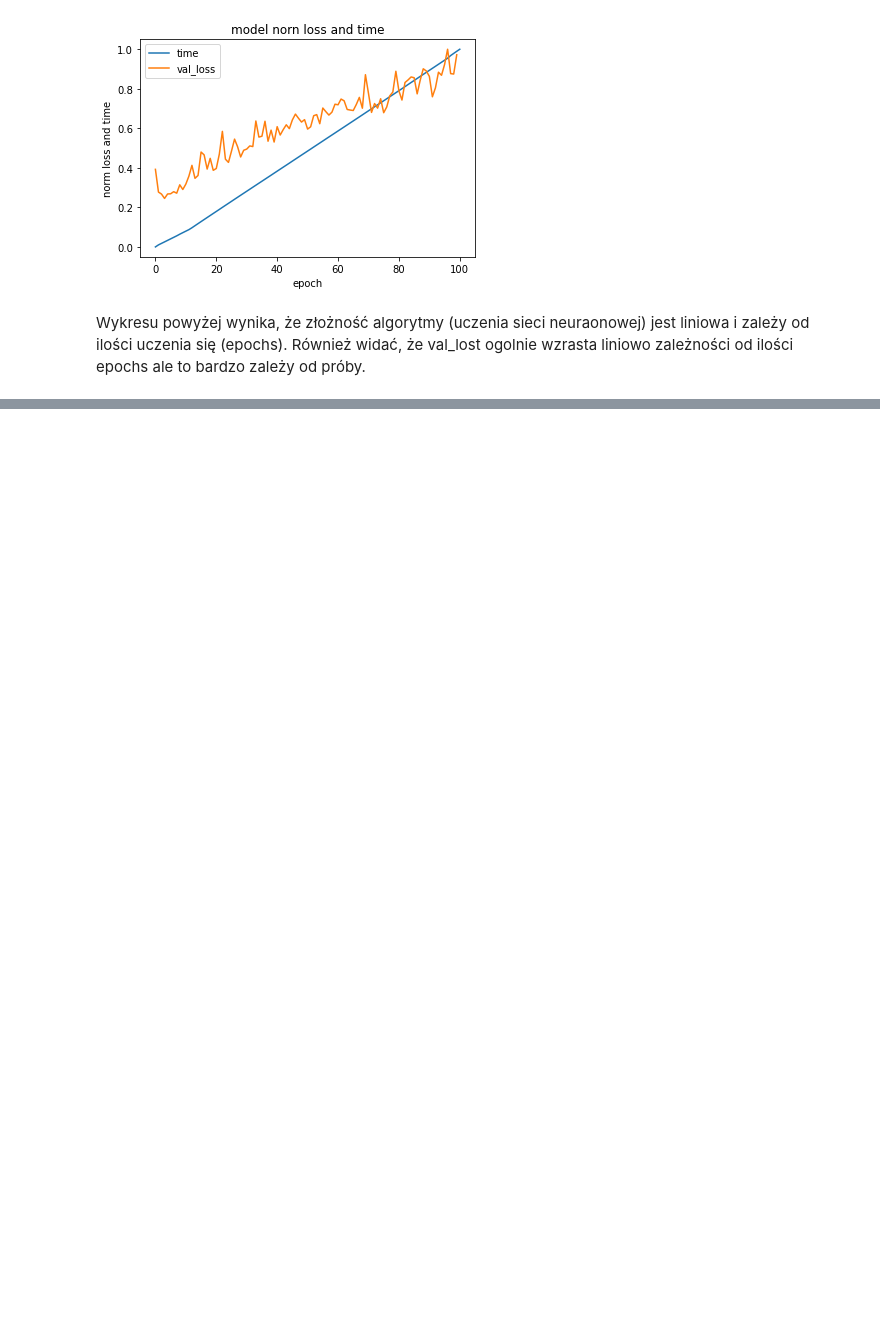
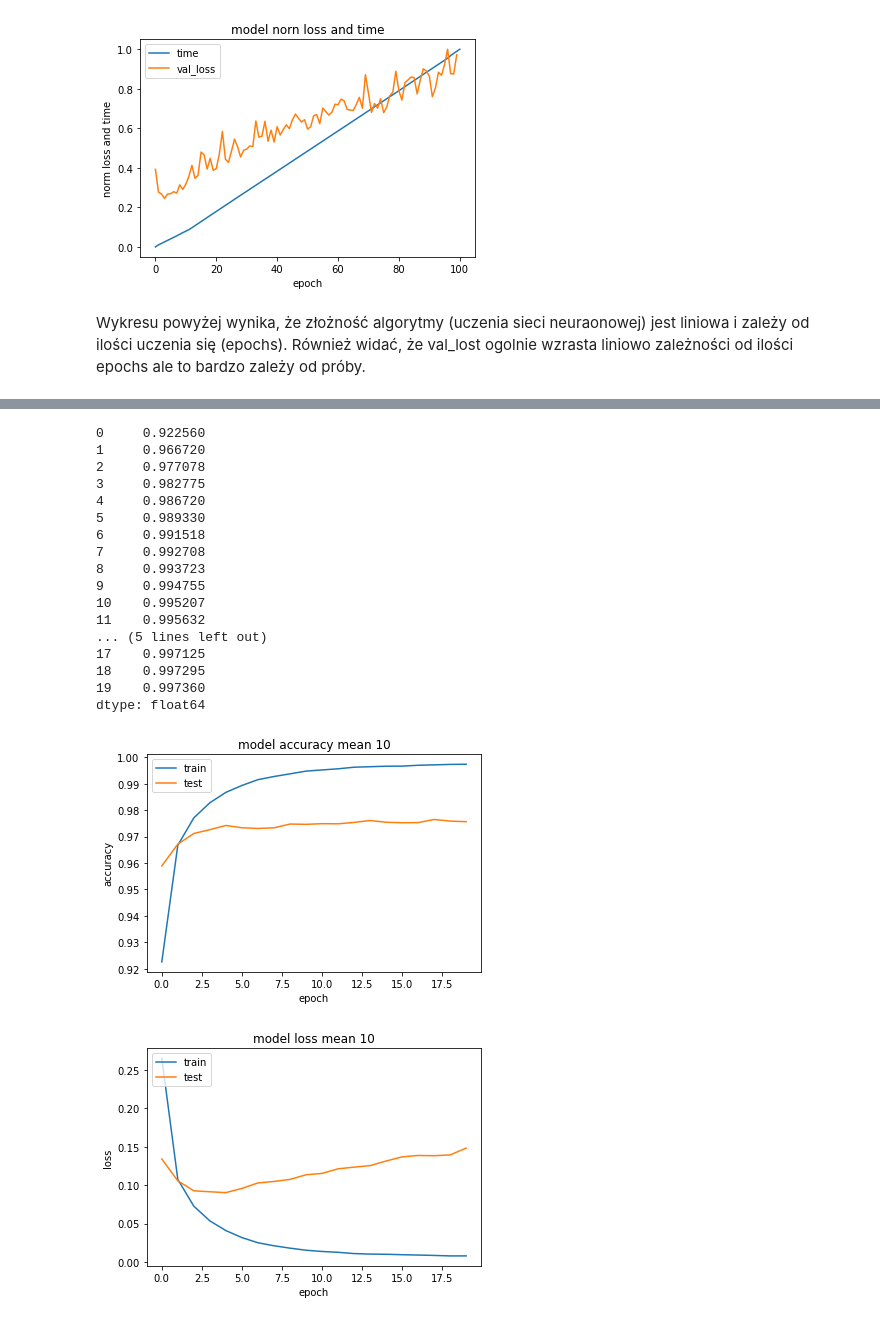
Before and after one commit to wysockif/numbers-classification, a Jupyter notebook: study_epochs.ipynb, the cells around one changed output, grey strips where cells are left out. Cells and saved outputs as stored; diff of their text form; code cells hidden in the pictures; blank space fills up the shorter version.

Commit message:
plot accuracy and loss for average of 10 measurements

```diff
--- a/study_epochs.ipynb
+++ b/study_epochs.ipynb
@@ -73,13 +58,12 @@ plt.show()
 # %% [markdown]
 Wykresu powyżej wynika, że złożność algorytmy (uczenia sieci neuraonowej) jest liniowa i zależy od ilości uczenia się (epochs). Również widać, że val_lost ogolnie wzrasta liniowo zależności od ilości epochs ale to bardzo zależy od próby.
 # %%
+val_loss_pd = pd.DataFrame()
+val_acc_pd = pd.DataFrame()
+loss_mean_pd = pd.DataFrame()
+acc_mean_pd = pd.DataFrame()
 
-val_loss_mean_10_arrays = [None] * 10
-val_acc_mean_10_arrays = [None] * 10
-loss_mean_10_arrays = [None] * 10
-acc_mean_10_arrays = [None] * 10
-training_time_mean_10_arrays = [None] * 10
 
 for i  in range(0,10):
     print(i)
-    val_loss_mean_10_arrays[i], val_acc_mean_10_arrays[i],loss_mean_10_arrays[i],acc_mean_10_arrays[i], training_time_mean_10_arrays[i] =            al.create_model_with_history_for_all_epochs(epochs = 10,verbose  = 0)
+    val_loss_pd[i], val_acc_pd[i],loss_mean_pd[i],acc_mean_pd[i], training_time =  al.create_model_with_history_for_all_epochs(epochs = 20,verbose  = 0)
@@ -86,30 +108,49 @@ for i  in range(0,10):
 # %%
 
 
-def Average(lst):
-    lst_mean = list()
-    for i in lst:
-        lst_mean.append(sum(i) / len(i))
-    return lst_mean
+def Average(df = pd.DataFrame()):
+    df_T = df.T
+    return  df_T.mean(axis = 0)
 
-val_loss_mean = Average(val_loss_mean_10_arrays)
-val_acc_mean = Average(val_acc_mean_10_arrays)
-loss_mean = Average(loss_mean_10_arrays)
-acc_mean = Average(acc_mean_10_arrays)
-training_time = Average(training_time)
+val_loss_mean = Average(val_loss_pd)
+val_acc_mean = Average(val_acc_pd)
+loss_mean = Average(loss_mean_pd)
+acc_mean = Average(acc_mean_pd)
+
+print(acc_mean)
 
 plt.plot(acc_mean)
 plt.plot(val_acc_mean)
 plt.title('model accuracy mean 10')
 plt.ylabel('accuracy')
 plt.xlabel('epoch')
 plt.legend(['train', 'test'], loc='upper left')
 plt.show()
 # summarize history for loss
 plt.plot(loss_mean)
 plt.plot(val_loss_mean)
 plt.title('model loss mean 10')
 plt.ylabel('loss')
 plt.xlabel('epoch')
 plt.legend(['train', 'test'], loc='upper left')
 plt.show()
+# %% [output]
+0     0.922560
+1     0.966720
+2     0.977078
+3     0.982775
+4     0.986720
+5     0.989330
+6     0.991518
+7     0.992708
+8     0.993723
+9     0.994755
+10    0.995207
+11    0.995632
+... (5 lines left out)
+17    0.997125
+18    0.997295
+19    0.997360
+dtype: float64
+[figure, added]
+[figure, added]
```
Also changed, not shown: parts of 7 cells of this notebook.
